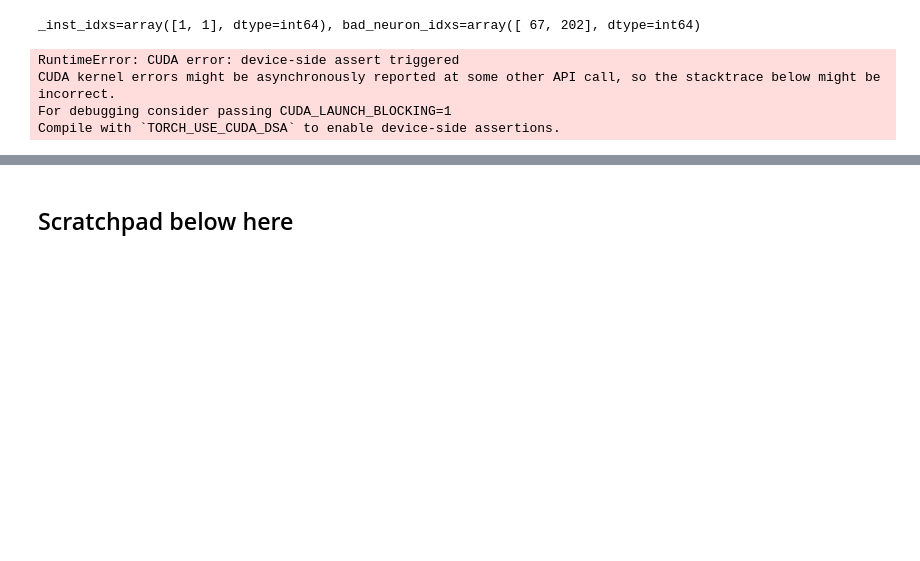
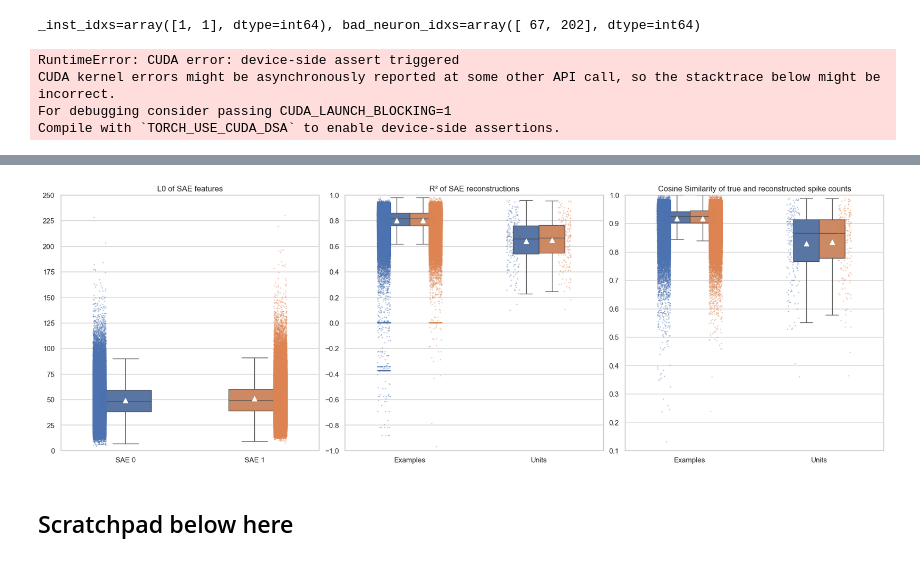
Before and after one commit to jkbhagatio/mini, a Jupyter notebook: notebooks/mini.ipynb, the cells around one changed output, grey strips where cells are left out. Cells and saved outputs as stored; diff of their text form; code cells hidden in the pictures; blank space fills up the shorter version.

```diff
--- a/notebooks/mini.ipynb
+++ b/notebooks/mini.ipynb
@@ -963,0 +1105,6 @@ NameError: name 'cos_sim' is not defined
+# %%
+"""Convert r2 and cos data to numpy for plotting."""
+
+cos_sim_per_example = asnumpy(cos_sim_per_example.float())
+r2_per_example = asnumpy(r2_per_example.float())
+cos_sim_per_unit = asnumpy(cos_sim_per_unit.float())
@@ -964,3 +1161,71 @@ NameError: name 'cos_sim' is not defined
+# %%
+"""Add r2 and cos plots to figure."""
+
+sns.boxplot(
+    data=r2_df,
+    x="Type",
+    y="Value",
+    hue="SAE",
+    width=0.4,
+    showfliers=False,
+    showmeans=True,
+    meanprops={"markersize": "7", "markerfacecolor": "white", "markeredgecolor": "white"},
+    legend=False,
+    ax=ax_r2,
+)
+sns.stripplot(
+    data=r2_df,
+    x="Type",
+    y="Value",
+    hue="SAE",
+    size=2,
+    alpha=0.4,
+    dodge=True,
+    jitter=True,
+    legend=False,
+    ax=ax_r2,
+)
+
+ax_r2.set_title("R² of SAE reconstructions")
+ax_r2.set_ylabel("")
+ax_r2.set_xlabel("")
+ax_r2.set_ylim(-1.0, 1.0)
+ax_r2.set_yticks(np.arange(-1.0, 1.1, 0.2))
+
+sns.boxplot(
+    data=cos_sim_df,
+    x="Type",
+    y="Value",
+    hue="SAE",
+    width=0.4,
+    showfliers=False,
+    showmeans=True,
+    meanprops={"markersize": "7", "markerfacecolor": "white", "markeredgecolor": "white"},
+    legend=False,
+    ax=ax_cos,
+)
+sns.stripplot(
+    data=cos_sim_df,
+    x="Type",
+    y="Value",
+    hue="SAE",
+    size=2,
+    alpha=0.4,
+    dodge=True,
+    jitter=True,
+    legend=False,
+    ax=ax_cos,
+)
+
+ax_cos.set_title("Cosine Similarity of true and reconstructed spike counts")
+ax_cos.set_ylabel("")
+ax_cos.set_xlabel("")
+ax_cos.set_ylim(0.1, 1.0)
+ax_cos.set_yticks(np.arange(0.1, 1.1, 0.1))
+
+fig
+# %% [output]
+[figure, added]
 # %% [markdown]
 ## Scratchpad below here
 # %%
```
Also changed, not shown: parts of 14 cells of this notebook, 7 other files.
